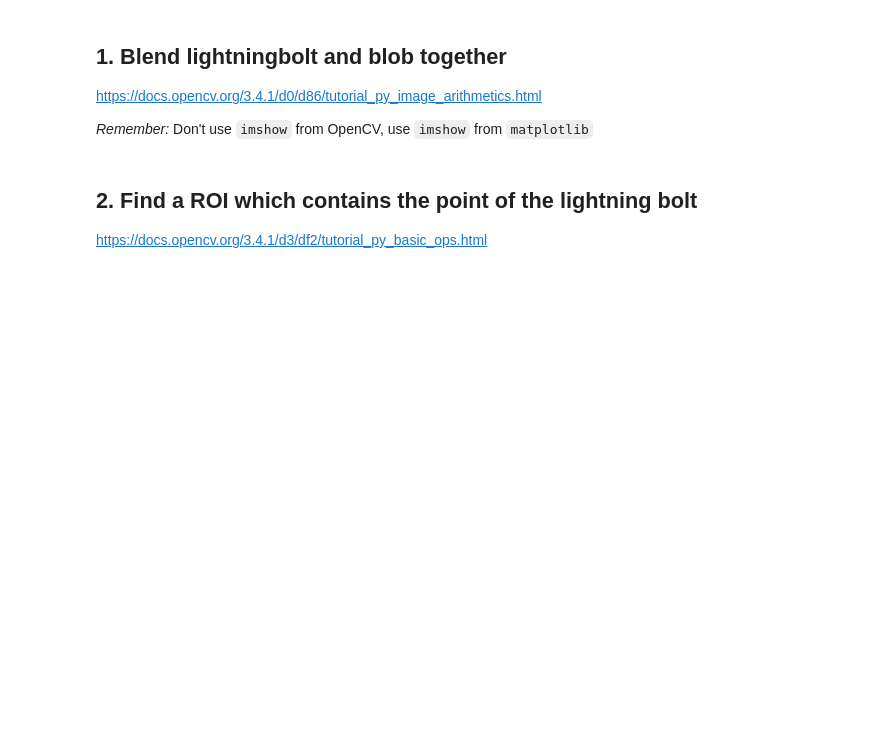
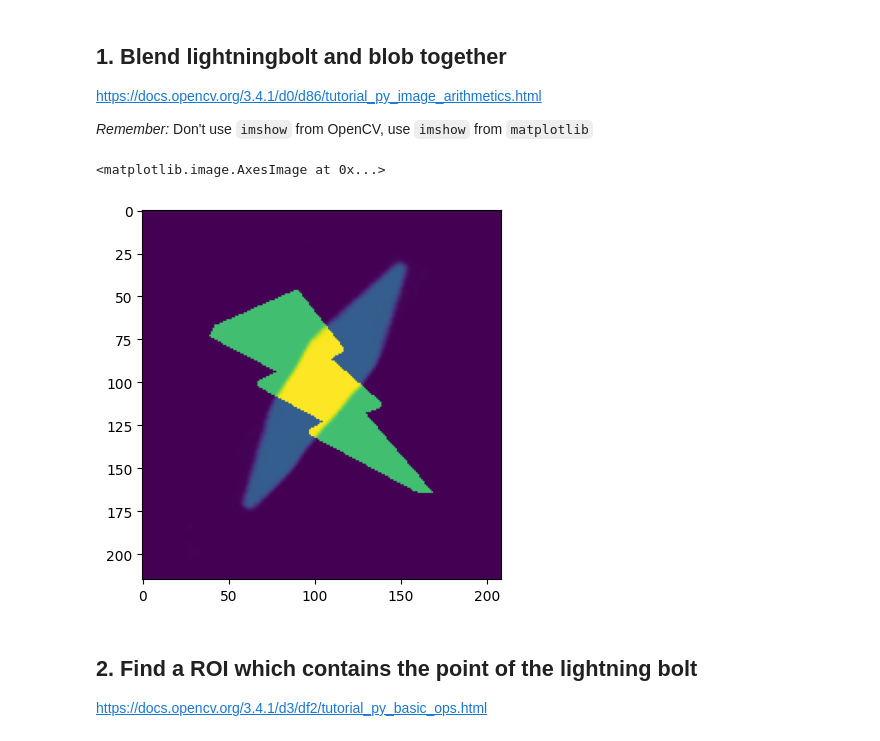
Before and after one commit to abhaypolaris/bwsi-uav-2025, a Jupyter notebook: notebooks/02_OpenCV.ipynb, the cells around one changed output. Cells and saved outputs as stored; diff of their text form; code cells hidden in the pictures; blank space fills up the shorter version.

```diff
--- a/notebooks/02_OpenCV.ipynb
+++ b/notebooks/02_OpenCV.ipynb
@@ -77,3 +73,10 @@ https://docs.opencv.org/3.4.1/d0/d86/tutorial_py_image_arithmetics.html
+# %%
+blob_r = cv.resize(blob, (lightningbolt.shape[1], lightningbolt.shape[0]))
+dst = cv.addWeighted(lightningbolt,0.7,blob_r,0.3,0)
+plt.imshow(dst)
+# %% [output]
+<matplotlib.image.AxesImage at 0x...>
+[figure, added]
 # %% [markdown]
 ## 2. Find a ROI which contains the point of the lightning bolt
 
```
Also changed, not shown: parts of 28 cells of this notebook.
